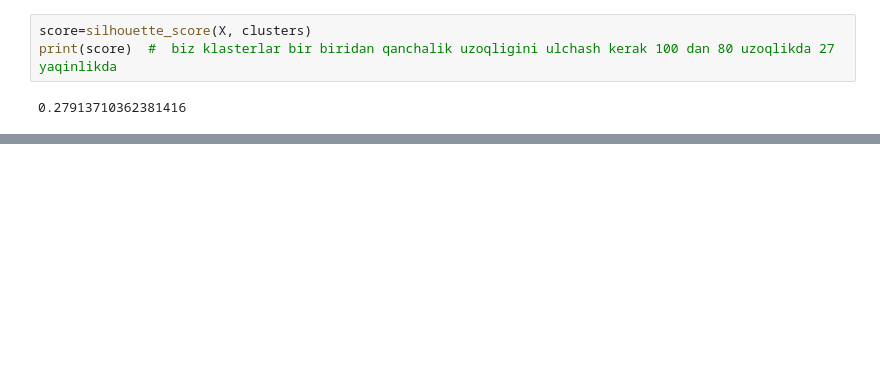
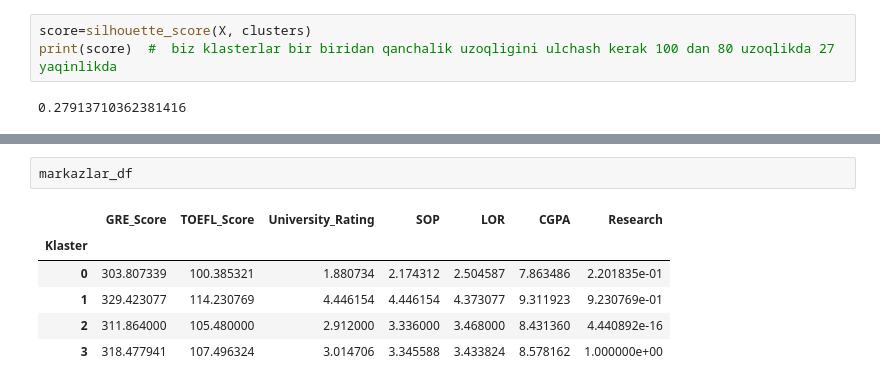
Before and after one commit to OydinZoidova/mlproject_car2, a Jupyter notebook: unsup/uns_ml.ipynb, the cells around one changed output, grey strips where cells are left out. Cells and saved outputs as stored; diff of their text form; blank space fills up the shorter version.

```diff
--- a/unsup/uns_ml.ipynb
+++ b/unsup/uns_ml.ipynb
@@ -204,0 +266,9 @@ ValueError: Shape of passed values is (4, 7), indices imply (4, 8)
+# %%
+markazlar_df
+# %% [output]
+|  | GRE_Score | TOEFL_Score | University_Rating | SOP | LOR | CGPA | Research |
+| Klaster |  |  |  |  |  |  |  |
+| 0 | 303.807339 | 100.385321 | 1.880734 | 2.174312 | 2.504587 | 7.863486 | 2.201835e-01 |
+| 1 | 329.423077 | 114.230769 | 4.446154 | 4.446154 | 4.373077 | 9.311923 | 9.230769e-01 |
+| 2 | 311.864000 | 105.480000 | 2.912000 | 3.336000 | 3.468000 | 8.431360 | 4.440892e-16 |
+| 3 | 318.477941 | 107.496324 | 3.014706 | 3.345588 | 3.433824 | 8.578162 | 1.000000e+00 |
```
Also changed, not shown: parts of 9 cells of this notebook, 5 other files.
